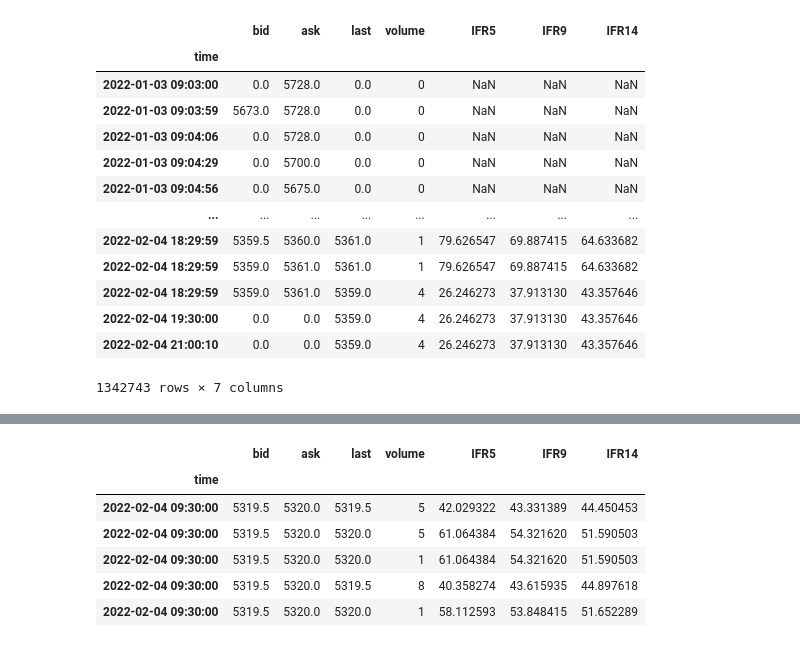
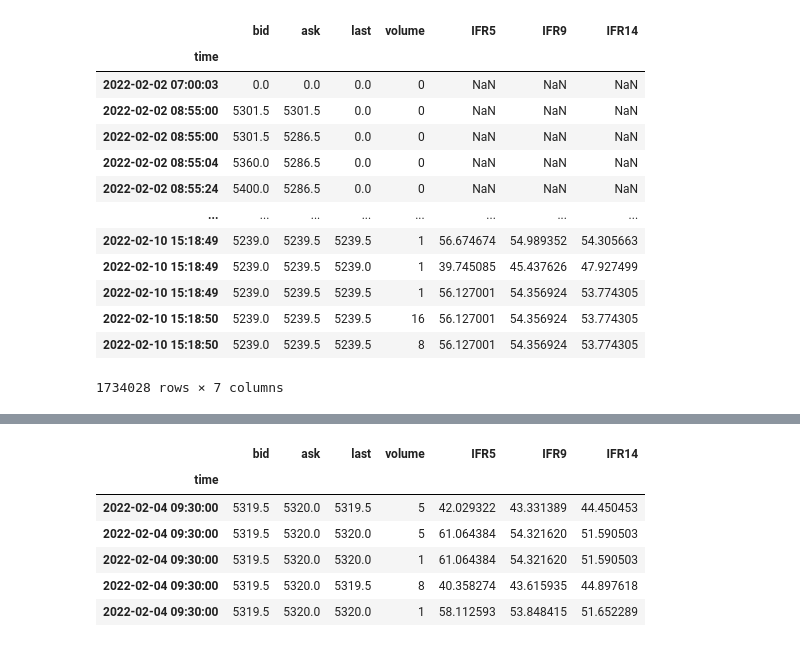
Before and after one commit to caiquemiranda/python-algo-trading, a Jupyter notebook: pre-trading-analises/estudo RSI_CURTO_tick.ipynb, the cells around one changed output, grey strips where cells are left out. Drawn from its saved outputs; the diff is of its cells as text; code cells hidden in the pictures.

```diff
--- a/pre-trading-analises/estudo RSI_CURTO_tick.ipynb
+++ b/pre-trading-analises/estudo RSI_CURTO_tick.ipynb
@@ -18,27 +18,27 @@ mpl.rcParams['savefig.dpi'] = 300
 mpl.rcParams['font.family'] = 'serif'
 # %%
 ativo_analise = 'WDOH22'
-df_analise = mt5.copy_ticks_from(ativo_analise, datetime(2022, 1, 2),100000000, mt5.COPY_TICKS_ALL)
+df_analise = mt5.copy_ticks_from(ativo_analise, datetime(2022, 2, 2),1000000000, mt5.COPY_TICKS_ALL)
 df_analise = pd.DataFrame(df_analise)
 df_analise['time'] = pd.to_datetime(df_analise['time'], unit='s')
 df_analise.drop(['flags', 'time_msc', 'volume_real'], axis = 1, inplace=True)
 df_analise.set_index('time', inplace=True)
 df_analise['IFR5'] = ta.rsi(df_analise['last'], length=5)
 df_analise['IFR9'] = ta.rsi(df_analise['last'], length=9)
 df_analise['IFR14'] = ta.rsi(df_analise['last'], length=14)
 df_analise
 # %% [output]
 |  | bid | ask | last | volume | IFR5 | IFR9 | IFR14 |
 | time |  |  |  |  |  |  |  |
-| 2022-01-03 09:03:00 | 0.0 | 5728.0 | 0.0 | 0 | NaN | NaN | NaN |
-| 2022-01-03 09:03:59 | 5673.0 | 5728.0 | 0.0 | 0 | NaN | NaN | NaN |
-| 2022-01-03 09:04:06 | 0.0 | 5728.0 | 0.0 | 0 | NaN | NaN | NaN |
-| 2022-01-03 09:04:29 | 0.0 | 5700.0 | 0.0 | 0 | NaN | NaN | NaN |
-| 2022-01-03 09:04:56 | 0.0 | 5675.0 | 0.0 | 0 | NaN | NaN | NaN |
+| 2022-02-02 07:00:03 | 0.0 | 0.0 | 0.0 | 0 | NaN | NaN | NaN |
+| 2022-02-02 08:55:00 | 5301.5 | 5301.5 | 0.0 | 0 | NaN | NaN | NaN |
+| 2022-02-02 08:55:00 | 5301.5 | 5286.5 | 0.0 | 0 | NaN | NaN | NaN |
+| 2022-02-02 08:55:04 | 5360.0 | 5286.5 | 0.0 | 0 | NaN | NaN | NaN |
+| 2022-02-02 08:55:24 | 5400.0 | 5286.5 | 0.0 | 0 | NaN | NaN | NaN |
 | ... | ... | ... | ... | ... | ... | ... | ... |
-| 2022-02-04 18:29:59 | 5359.5 | 5360.0 | 5361.0 | 1 | 79.626547 | 69.887415 | 64.633682 |
-| 2022-02-04 18:29:59 | 5359.0 | 5361.0 | 5361.0 | 1 | 79.626547 | 69.887415 | 64.633682 |
-| 2022-02-04 18:29:59 | 5359.0 | 5361.0 | 5359.0 | 4 | 26.246273 | 37.913130 | 43.357646 |
-| 2022-02-04 19:30:00 | 0.0 | 0.0 | 5359.0 | 4 | 26.246273 | 37.913130 | 43.357646 |
-| 2022-02-04 21:00:10 | 0.0 | 0.0 | 5359.0 | 4 | 26.246273 | 37.913130 | 43.357646 |
+| 2022-02-10 15:18:49 | 5239.0 | 5239.5 | 5239.5 | 1 | 56.674674 | 54.989352 | 54.305663 |
+| 2022-02-10 15:18:49 | 5239.0 | 5239.5 | 5239.0 | 1 | 39.745085 | 45.437626 | 47.927499 |
+| 2022-02-10 15:18:49 | 5239.0 | 5239.5 | 5239.5 | 1 | 56.127001 | 54.356924 | 53.774305 |
+| 2022-02-10 15:18:50 | 5239.0 | 5239.5 | 5239.5 | 16 | 56.127001 | 54.356924 | 53.774305 |
+| 2022-02-10 15:18:50 | 5239.0 | 5239.5 | 5239.5 | 8 | 56.127001 | 54.356924 | 53.774305 |
-1342743 rows × 7 columns
+1734028 rows × 7 columns
```
Also changed, not shown: parts of 2 cells of this notebook, 9 other files.
